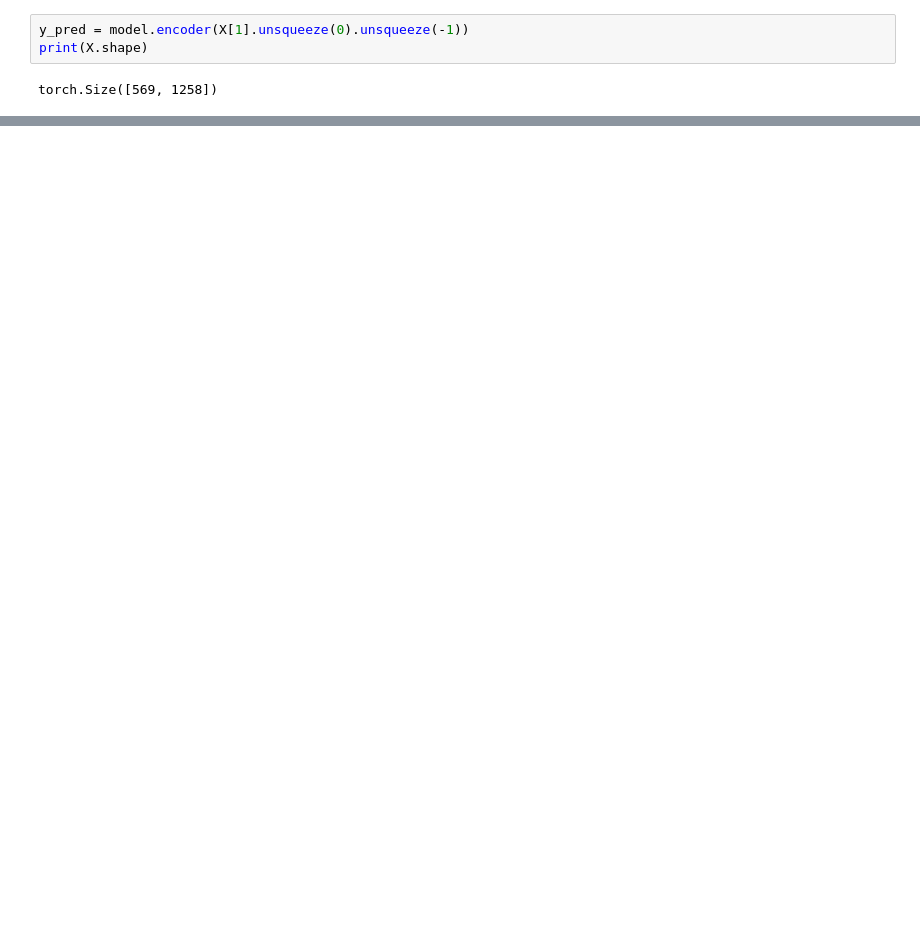
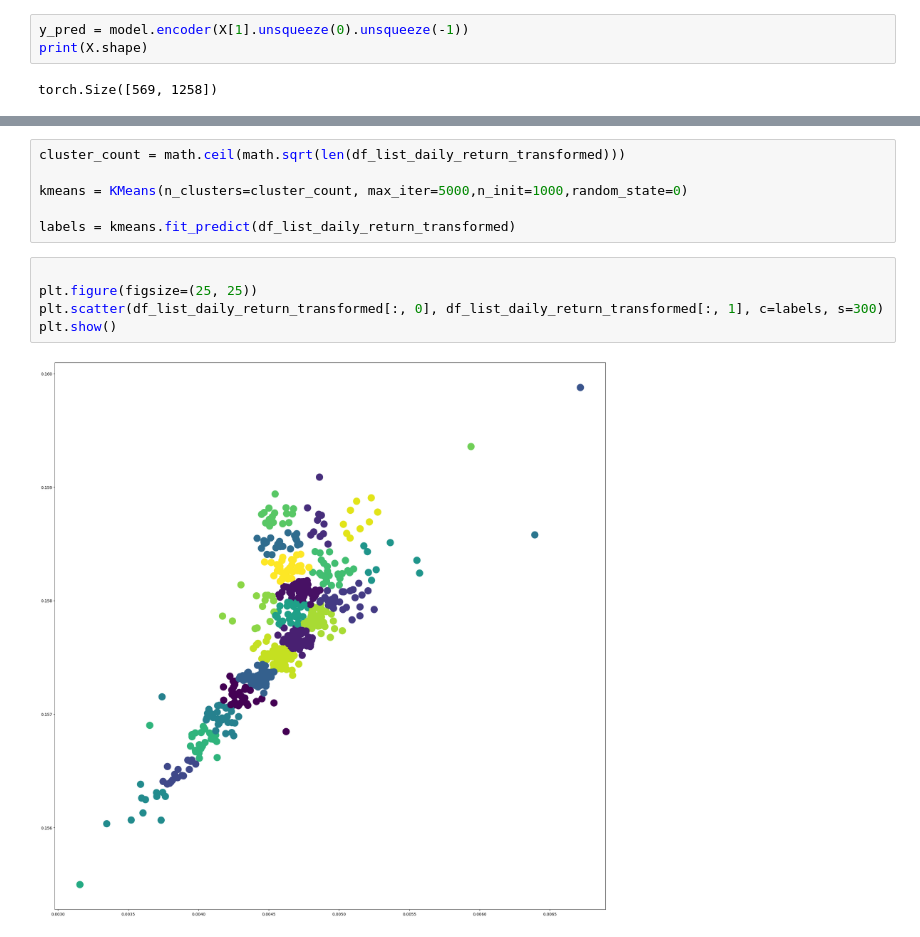
Before and after one commit to MaximeSzymanski/StocksClustering, a Jupyter notebook: clustering_stocks.ipynb, the cells around one changed output, grey strips where cells are left out. Drawn from its saved outputs; the diff is of its cells as text; blank space fills up the shorter version.

```diff
--- a/clustering_stocks.ipynb
+++ b/clustering_stocks.ipynb
@@ -684,0 +675,13 @@ torch.Size([1, 1258, 1])
+# %%
+cluster_count = math.ceil(math.sqrt(len(df_list_daily_return_transformed)))
+
+kmeans = KMeans(n_clusters=cluster_count, max_iter=5000,n_init=1000,random_state=0)
+
+labels = kmeans.fit_predict(df_list_daily_return_transformed)
+# %%
+
+plt.figure(figsize=(25, 25))
+plt.scatter(df_list_daily_return_transformed[:, 0], df_list_daily_return_transformed[:, 1], c=labels, s=300)
+plt.show()
+# %% [output]
+[figure, added]
```
Also changed, not shown: parts of 21 cells of this notebook.
